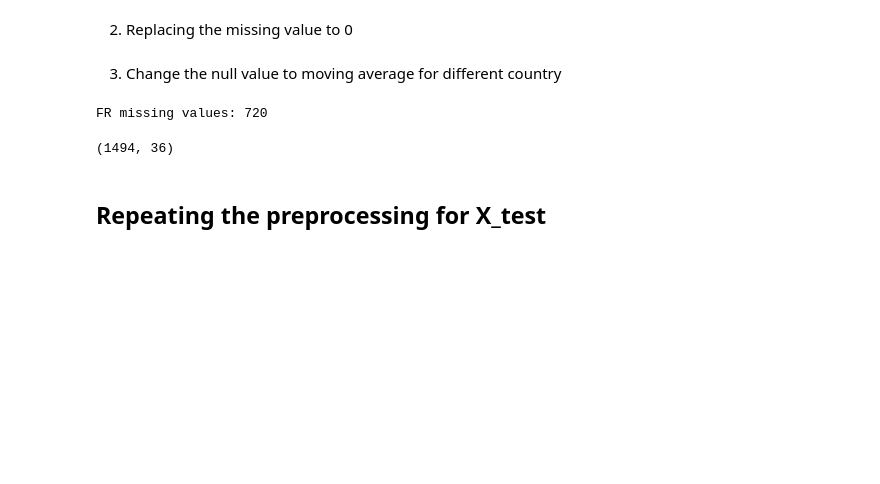
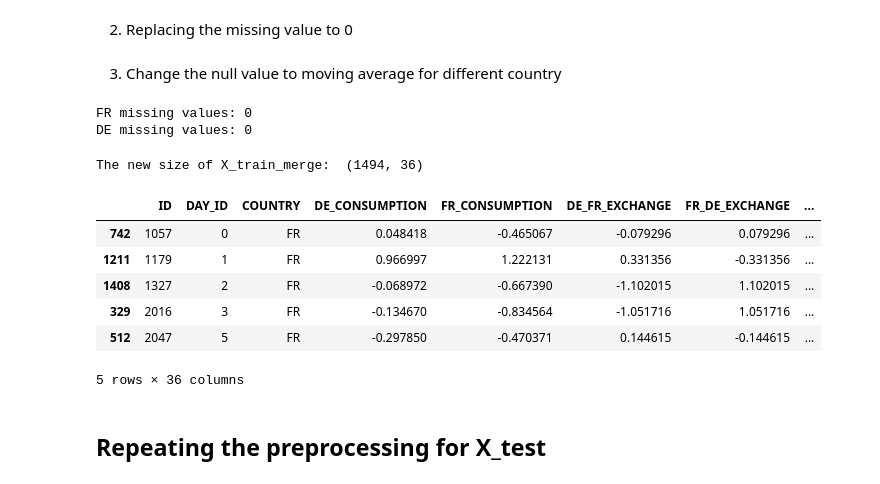
Before and after one commit to rngaili/Electricity-Price-Prediction, a Jupyter notebook: Benchmark_QRT_en.ipynb, the cells around one changed output. Drawn from its saved outputs; the diff is of its cells as text; code cells hidden in the pictures; blank space fills up the shorter version.

```diff
--- a/Benchmark_QRT_en.ipynb
+++ b/Benchmark_QRT_en.ipynb
@@ -204,3 +201,0 @@ dtype: int64
-# %%
-X_train['COUNTRY_ID'] = X_train['COUNTRY'].apply(lambda x: 0 if x == 'DE' else 1)
-print("The new size of X_train: ", X_train.shape)
@@ -228,25 +221,45 @@ X_train_fillna = Xtrain_copy.fillna(0)
 fr_df = X_train[X_train['COUNTRY'] == 'FR']
 de_df = X_train[X_train['COUNTRY'] == 'DE']
 
-#make an order of the DAY_ID for data with ascending order
 fr_df = fr_df.sort_values(by='DAY_ID')
 de_df = de_df.sort_values(by='DAY_ID')
 
 def fill_with_running_avg(df):
+    df.iloc[0] = df.iloc[0].fillna(0)
+
+    for column in df.columns[3:]:
+        if df[column].dtype == 'float64' or df[column].dtype == 'int64':
+            # Calculate the running average excluding the first row
+            running_average = df[column].expanding(min_periods=2).mean()
+            # Fill missing values with the running average
+            df[column] = df[column].fillna(running_average)
     return df
 
 france_df_filled = fill_with_running_avg(fr_df)
+germany_df_filled = fill_with_running_avg(de_df)
 
 #check the missing value
 print('FR missing values:', france_df_filled.isnull().sum().sum())
+print('DE missing values:', germany_df_filled.isnull().sum().sum())
 # %% [output]
-FR missing values: 720
+FR missing values: 0
+DE missing values: 0
 # %%
 #merge fr_df and de_df together and creat an binomial for the country for FR =1 and DE = 0
 X_train_merge= pd.concat([fr_df, de_df])
-X_train_merge.shape
+X_train_merge['COUNTRY_ID'] = X_train_merge['COUNTRY'].apply(lambda x: 0 if x == 'DE' else 1)
+print("The new size of X_train_merge: ", X_train_merge.shape)
+
+X_train_merge.head()
 # %% [output]
-(1494, 36)
+The new size of X_train_merge:  (1494, 36)
+|  | ID | DAY_ID | COUNTRY | DE_CONSUMPTION | FR_CONSUMPTION | DE_FR_EXCHANGE | FR_DE_EXCHANGE | ... |
+| 742 | 1057 | 0 | FR | 0.048418 | -0.465067 | -0.079296 | 0.079296 | ... |
+| 1211 | 1179 | 1 | FR | 0.966997 | 1.222131 | 0.331356 | -0.331356 | ... |
+| 1408 | 1327 | 2 | FR | -0.068972 | -0.667390 | -1.102015 | 1.102015 | ... |
+| 329 | 2016 | 3 | FR | -0.134670 | -0.834564 | -1.051716 | 1.051716 | ... |
+| 512 | 2047 | 5 | FR | -0.297850 | -0.470371 | 0.144615 | -0.144615 | ... |
+5 rows × 36 columns
 # %% [markdown]
 ## Repeating the preprocessing for X_test
 # %%
```
Also changed, not shown: parts of 8 cells of this notebook.
